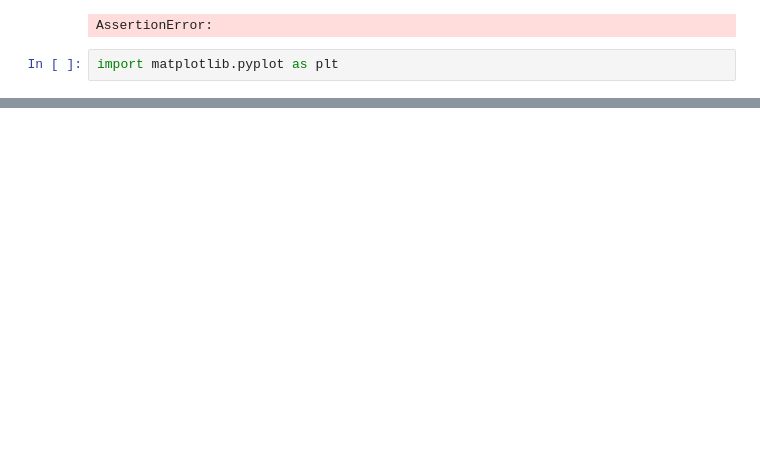
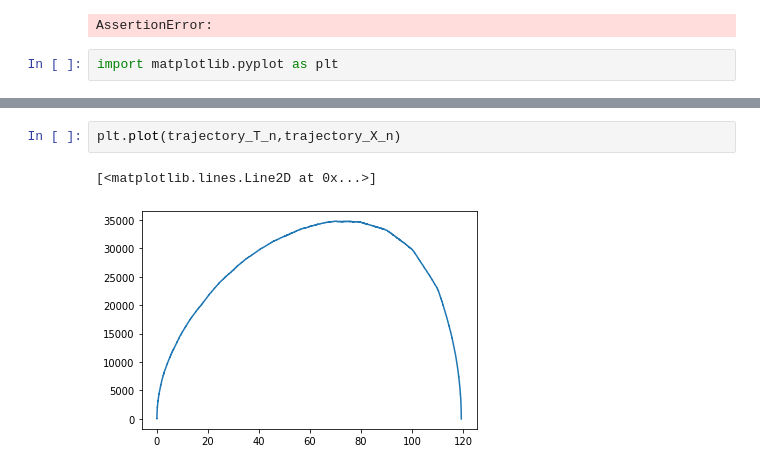
Before and after one commit to xIa066/StochasticGradientDescentAlgorithm-MarkovChianCovidModelling, a Jupyter notebook: Initial simulation with natural values.ipynb, the cells around one changed output, grey strips where cells are left out. Cells and saved outputs as stored; diff of their text form; blank space fills up the shorter version.

```diff
--- a/Initial simulation with natural values.ipynb
+++ b/Initial simulation with natural values.ipynb
@@ -161,0 +192,5 @@ plt.plot(X_n)
+# %%
+plt.plot(trajectory_T_n,trajectory_X_n)
+# %% [output]
+[<matplotlib.lines.Line2D at 0x...>]
+[figure, added]
```
Also changed, not shown: parts of 5 cells of this notebook.
